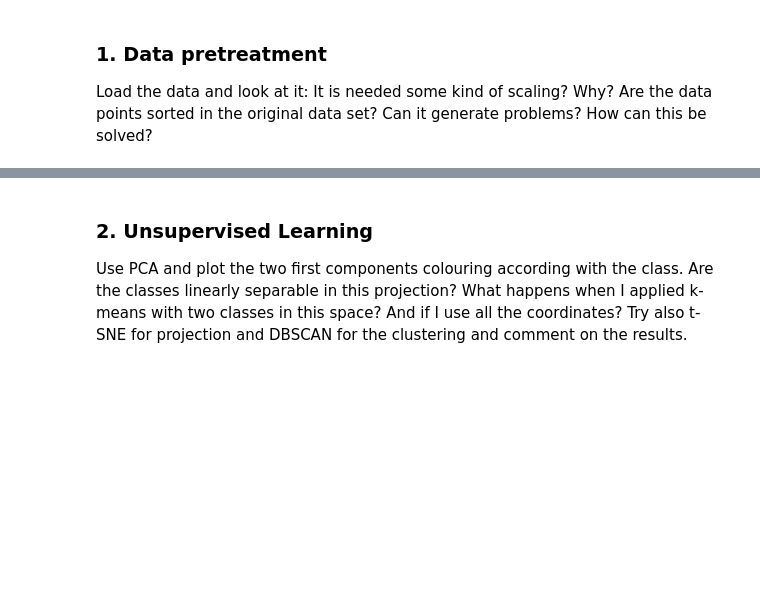
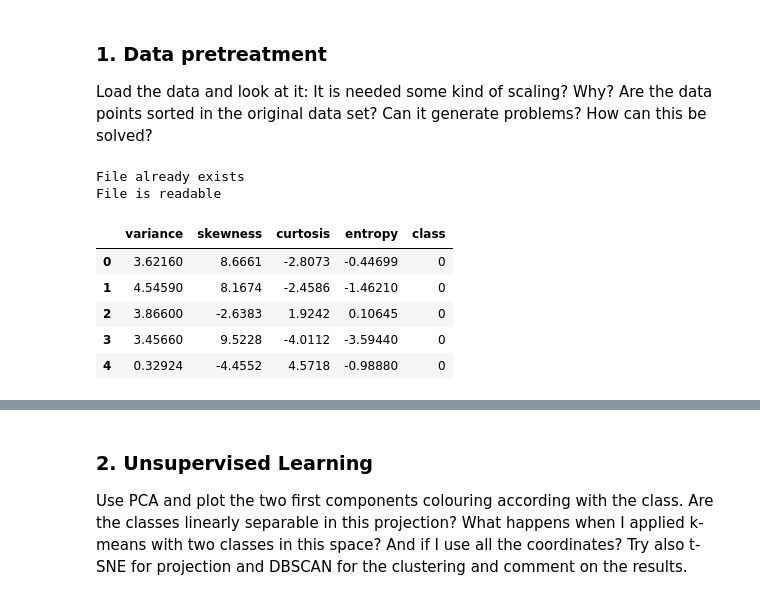
Before and after one commit to matteo-orsi/MachineLearning, a Jupyter notebook: challenges/challenge-01/challenge-01.ipynb, the cells around one changed output, grey strips where cells are left out. Cells and saved outputs as stored; diff of their text form; code cells hidden in the pictures; blank space fills up the shorter version.

```diff
--- a/challenges/challenge-01/challenge-01.ipynb
+++ b/challenges/challenge-01/challenge-01.ipynb
@@ -27,0 +31,28 @@ Load the data and look at it: It is needed some kind of scaling? Why? Are the da
+# %%
+FFILE = './data_banknote_authentication.txt'
+if os.path.isfile(FFILE):
+    print("File already exists")
+    if os.access(FFILE, os.R_OK):
+        print ("File is readable")
+    else:
+        print ("File is not readable, removing it and downloading again")
+        !rm FFILE
+        !wget "https://archive.ics.uci.edu/ml/machine-learning-databases/00267/data_banknote_authentication.txt"
+else:
+    print("Either the file is missing or not readable, download it")
+    !wget "https://archive.ics.uci.edu/ml/machine-learning-databases/00267/data_banknote_authentication.txt"
+# %% [output]
+File already exists
+File is readable
+# %%
+columns = ['variance', 'skewness', 'curtosis', 'entropy', 'class']
+data = pd.read_csv(FFILE, sep = ',', names = columns)
+
+data.head()
+# %% [output]
+|  | variance | skewness | curtosis | entropy | class |
+| 0 | 3.62160 | 8.6661 | -2.8073 | -0.44699 | 0 |
+| 1 | 4.54590 | 8.1674 | -2.4586 | -1.46210 | 0 |
+| 2 | 3.86600 | -2.6383 | 1.9242 | 0.10645 | 0 |
+| 3 | 3.45660 | 9.5228 | -4.0112 | -3.59440 | 0 |
+| 4 | 0.32924 | -4.4552 | 4.5718 | -0.98880 | 0 |
```
Also changed, not shown: parts of 3 cells of this notebook.
